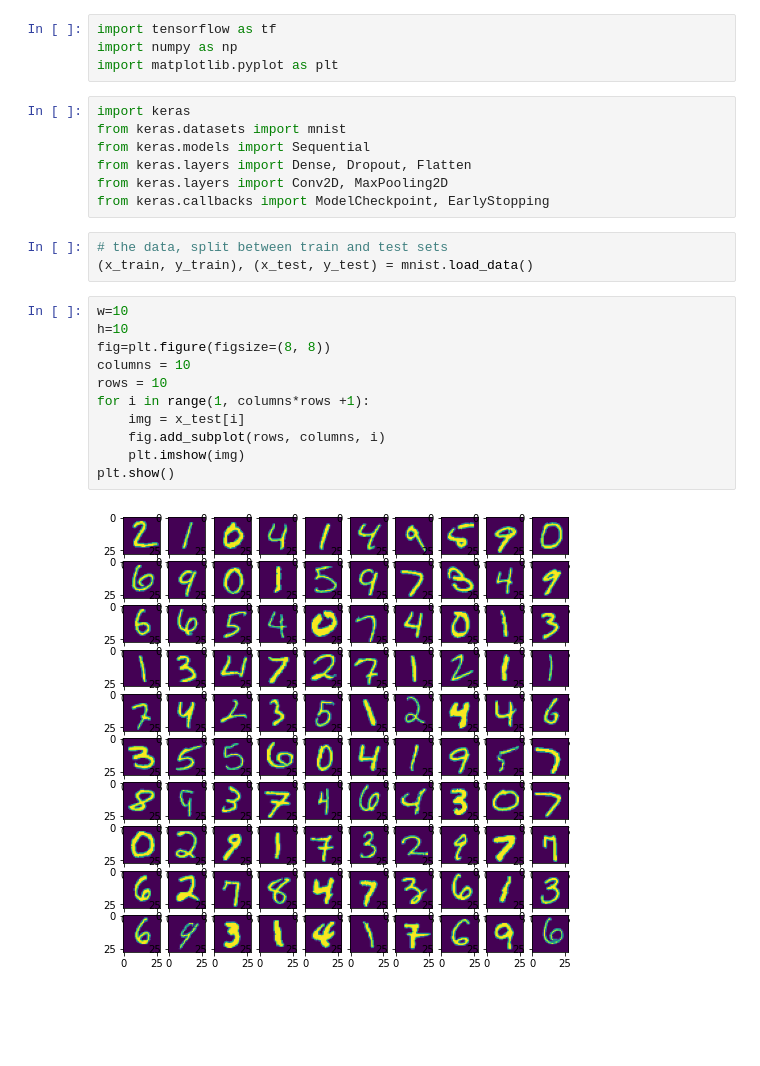
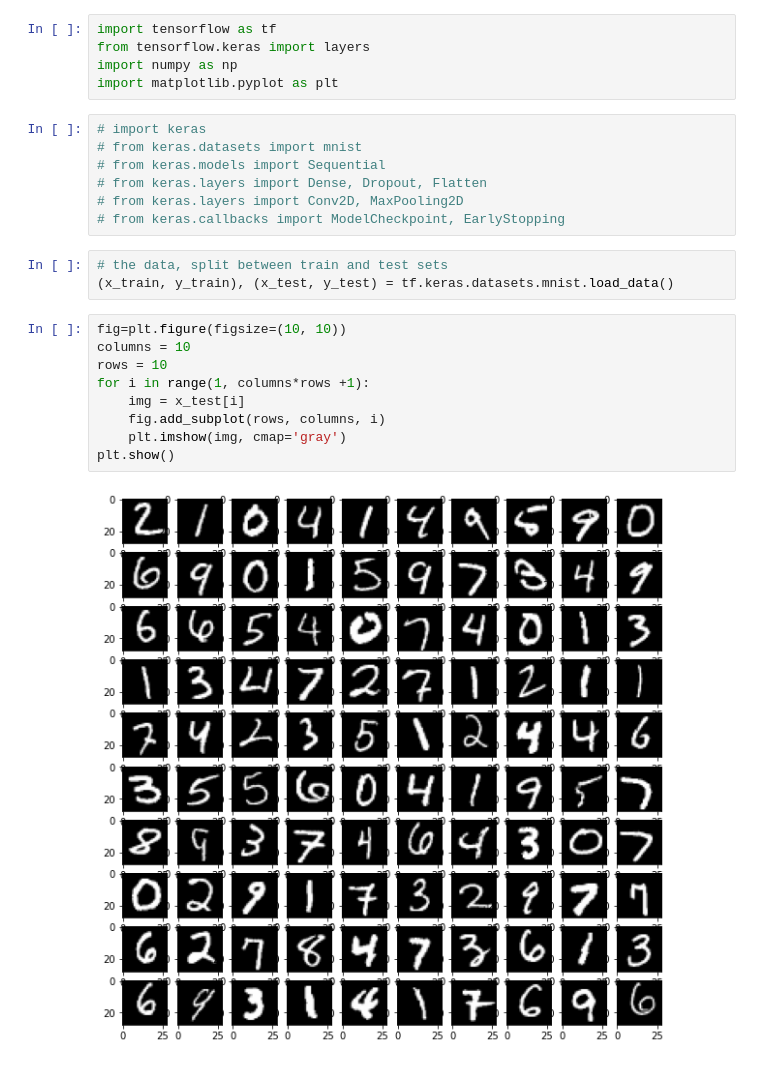
Before and after one commit to RahulKata/NN, a Jupyter notebook: computer_vision/mnist00.ipynb, the cells around one changed output. Cells and saved outputs as stored; diff of their text form; blank space fills up the shorter version.

Commit message:
mnist00

```diff
--- a/computer_vision/mnist00.ipynb
+++ b/computer_vision/mnist00.ipynb
@@ -1,27 +1,26 @@
 # %%
 import tensorflow as tf
+from tensorflow.keras import layers
 import numpy as np
 import matplotlib.pyplot as plt
 # %%
-import keras
-from keras.datasets import mnist
-from keras.models import Sequential
-from keras.layers import Dense, Dropout, Flatten
-from keras.layers import Conv2D, MaxPooling2D
-from keras.callbacks import ModelCheckpoint, EarlyStopping
+# import keras
+# from keras.datasets import mnist
+# from keras.models import Sequential
+# from keras.layers import Dense, Dropout, Flatten
+# from keras.layers import Conv2D, MaxPooling2D
+# from keras.callbacks import ModelCheckpoint, EarlyStopping
 # %%
 # the data, split between train and test sets
-(x_train, y_train), (x_test, y_test) = mnist.load_data()
+(x_train, y_train), (x_test, y_test) = tf.keras.datasets.mnist.load_data()
 # %%
-w=10
-h=10
-fig=plt.figure(figsize=(8, 8))
+fig=plt.figure(figsize=(10, 10))
 columns = 10
 rows = 10
 for i in range(1, columns*rows +1):
     img = x_test[i]
     fig.add_subplot(rows, columns, i)
-    plt.imshow(img)
+    plt.imshow(img, cmap='gray')
 plt.show()
 # %% [output]
-[figure, old version]
+[figure, new version]
```
Also changed, not shown: parts of 22 cells of this notebook, 13 other files.
